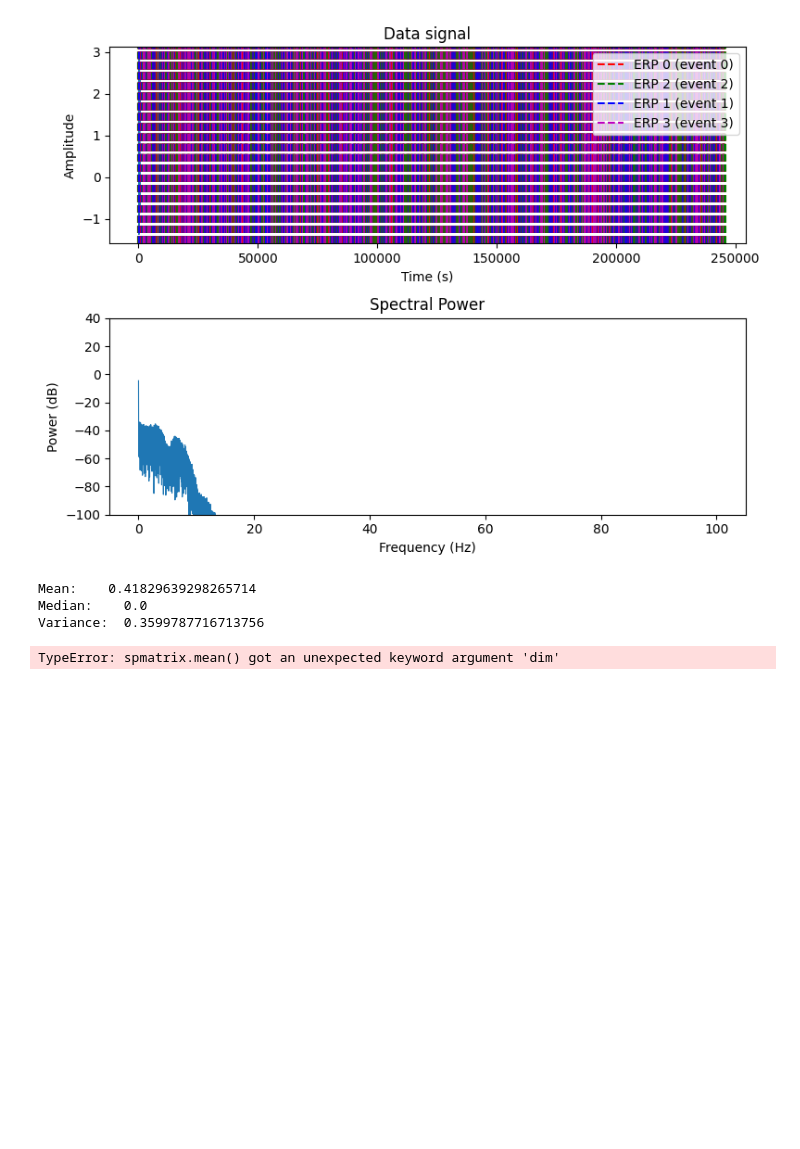
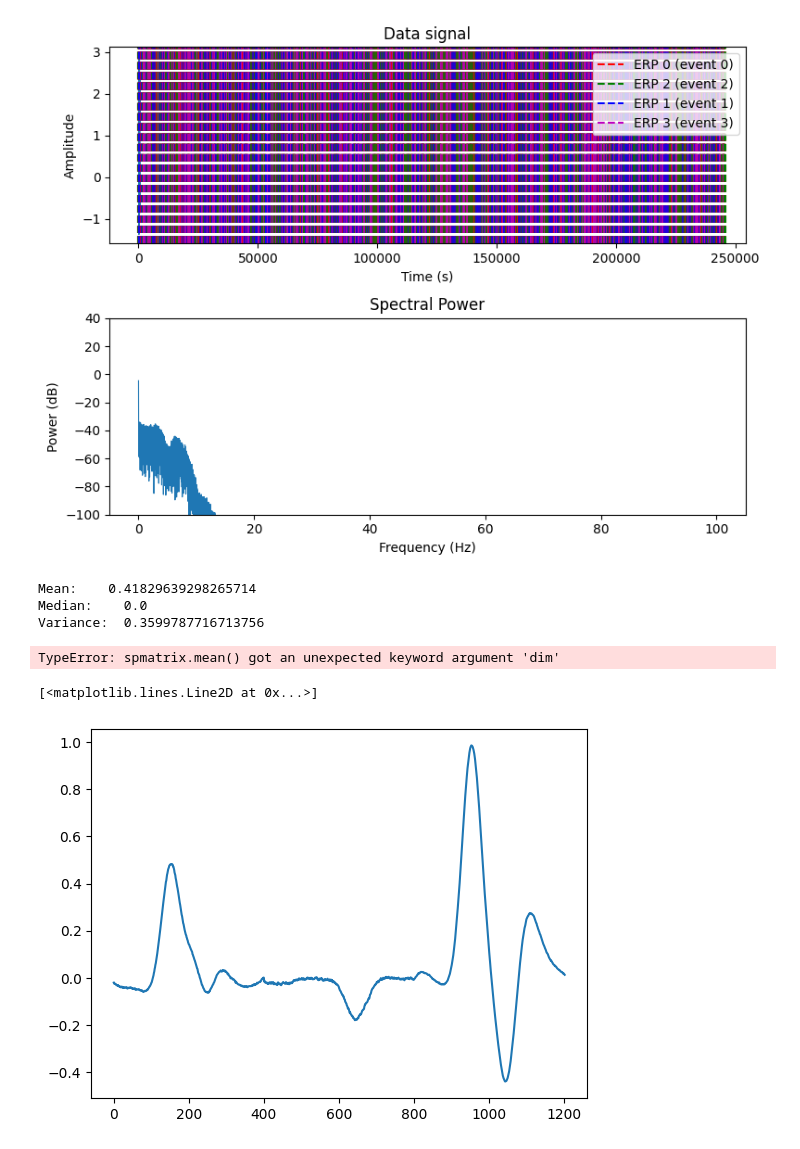
Before and after one commit to incubodac/PyDeconv, a Jupyter notebook: torch_notebook_v2.ipynb, the cells around one changed output. Cells and saved outputs as stored; diff of their text form; code cells hidden in the pictures; blank space fills up the shorter version.

```diff
--- a/torch_notebook_v2.ipynb
+++ b/torch_notebook_v2.ipynb
@@ -718,3 +747,8 @@ Variance:  0.3599787716713756
  X_design.mean(dim=0, keepdim=True)
 # %% [output]
 TypeError: spmatrix.mean() got an unexpected keyword argument 'dim'
+# %%
+plt.plot(torch_ridge.get_coefficients()[0].T)
+# %% [output]
+[<matplotlib.lines.Line2D at 0x...>]
+[figure, added]
```
Also changed, not shown: parts of 5 cells of this notebook, 6 other files.
